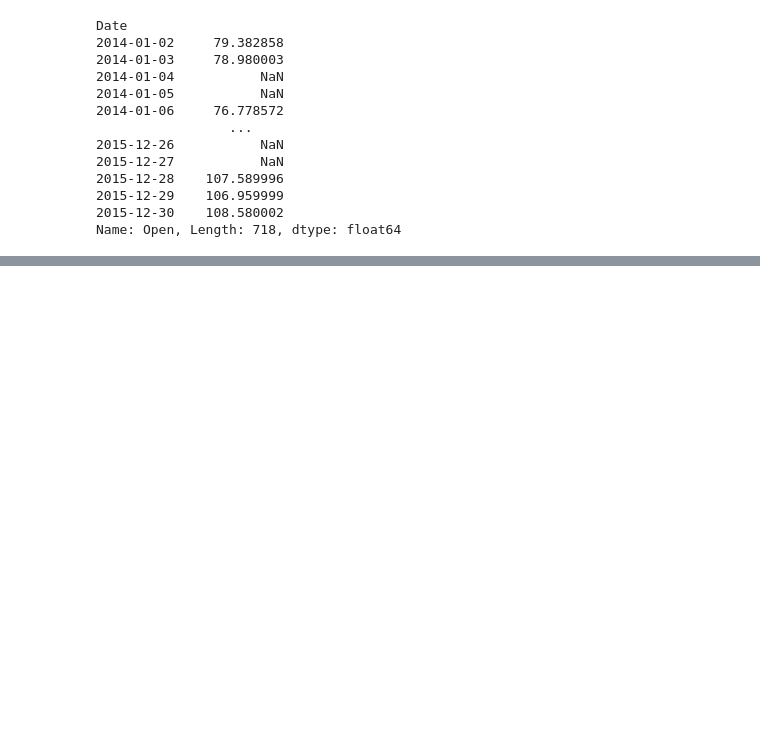
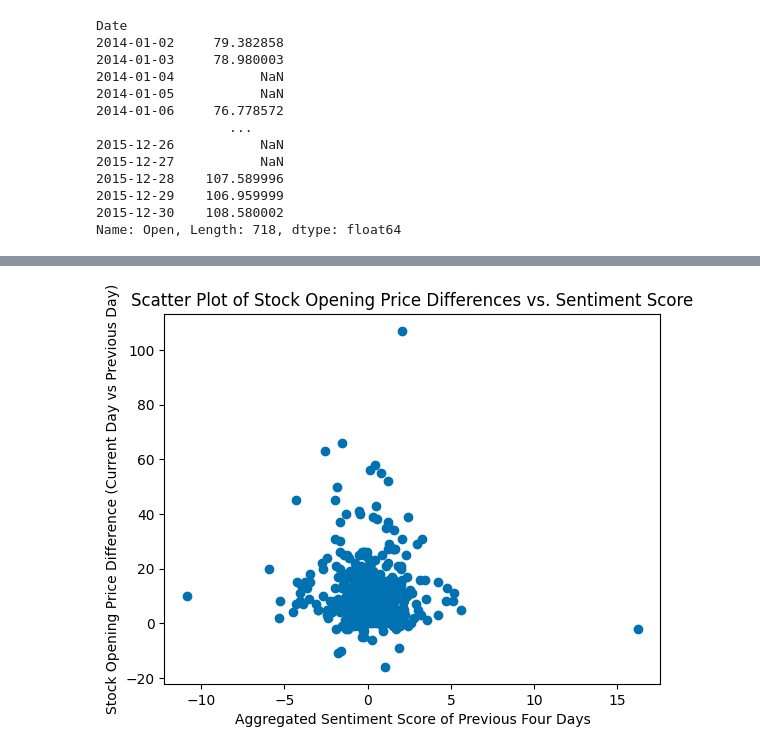
Before and after one commit to JinghanFu/SUDATA_datathon_2024, a Jupyter notebook: sentiment-analysis.ipynb, the cells around one changed output, grey strips where cells are left out. Saved outputs shown, nothing was run; the diff lists cells and outputs as text; code cells hidden in the pictures; blank space fills up the shorter version.

```diff
--- a/sentiment-analysis.ipynb
+++ b/sentiment-analysis.ipynb
@@ -393,13 +391,14 @@ Name: Open, Length: 718, dtype: float64
 
 ls = []
 for i in range(4, len(df)):  # Start at 4 since we need to look back 4 days
-    prev_date = df.index[i - 4]  #
+    prev_date = df.index[i - 4]
     curr_date = df.index[i]
-    sentiment_last_five_days = df['Sentiment'].iloc[i-4:i]
-    print(sentiment_last_five_days)
-    # Determine the majority sentiment over the last 5 days
-    majority = majority_sentiment(sentiment_last_five_days)
-    ls.append(majority)
 
-ls
+    # Get the sentiment for the last 4 days
+    sentiment_last_four_days = df['Sentiment'].iloc[i-4:i-1]
+
+    # Calculate the sum of the sentiments over the last 4 days
+    sentiment_sum_value = sentiment_sum(sentiment_last_four_days)
+    ls.append(sentiment_sum_value)
+print(len(ls))
 # %% [output]
@@ -439,0 +422,14 @@ Name: Sentiment, dtype: object
+# %%
+# Create a scatter plot
+plt.scatter(df['Open'].diff()[4:], ls)
+
+# Add title and labels
+# Add a title and axis labels to clearly describe the plot
+plt.title('Scatter Plot of Stock Opening Price Differences vs. Sentiment Score')
+plt.xlabel('Aggregated Sentiment Score of Previous Four Days')
+plt.ylabel('Stock Opening Price Difference (Current Day vs Previous Day)')
+
+# Show the plot
+plt.show()
+# %% [output]
+[figure, added]
```
Also changed, not shown: parts of 3 cells of this notebook.
